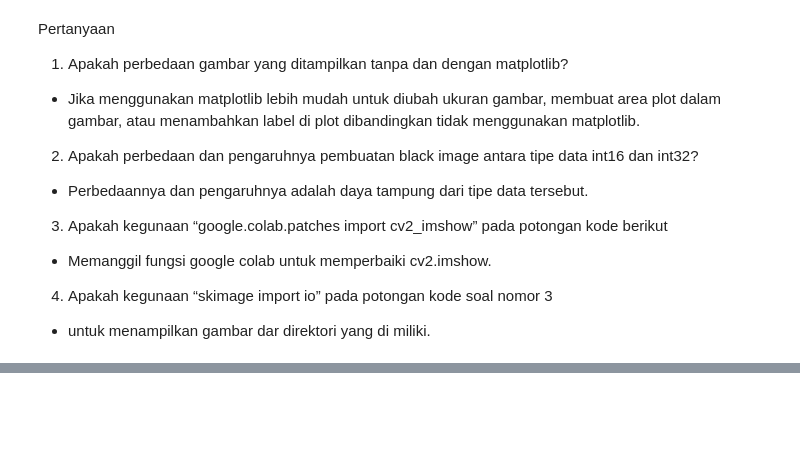
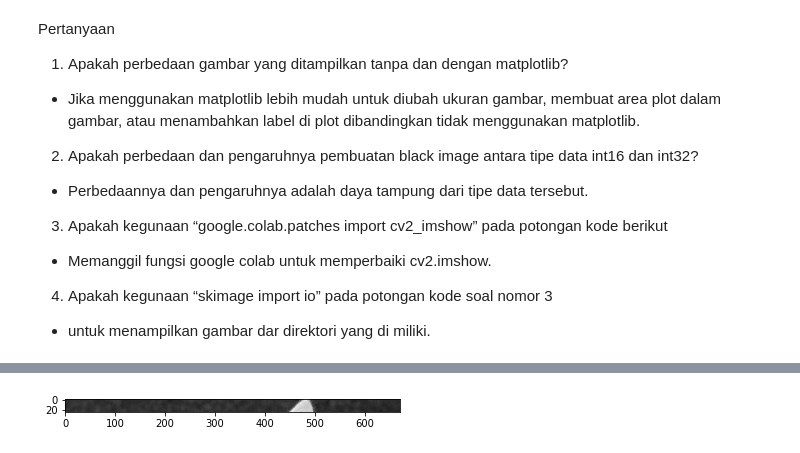
Before and after one commit to 16Komang/PCVK, a Jupyter notebook: Week2.ipynb, the cells around one changed output, grey strips where cells are left out. Drawn from its saved outputs; the diff is of its cells as text; code cells hidden in the pictures; blank space fills up the shorter version.

```diff
--- a/Week2.ipynb
+++ b/Week2.ipynb
@@ -163,0 +179,13 @@ font, dan warna font yang sesuai keinginan anda.
+# %%
+# 4. Tampilkan image baris ke 5-30, semua kolom, channel Red saja!
+img_rb = img.copy()
+
+b, g, r = cv.split(img)
+red_channel = r
+
+img_red = cv.merge([red_channel, red_channel, red_channel])
+
+plt.imshow(img_red[5:30], cmap='gray')
+plt.show()
+# %% [output]
+[figure, added]
```
Also changed, not shown: parts of 12 cells of this notebook.
